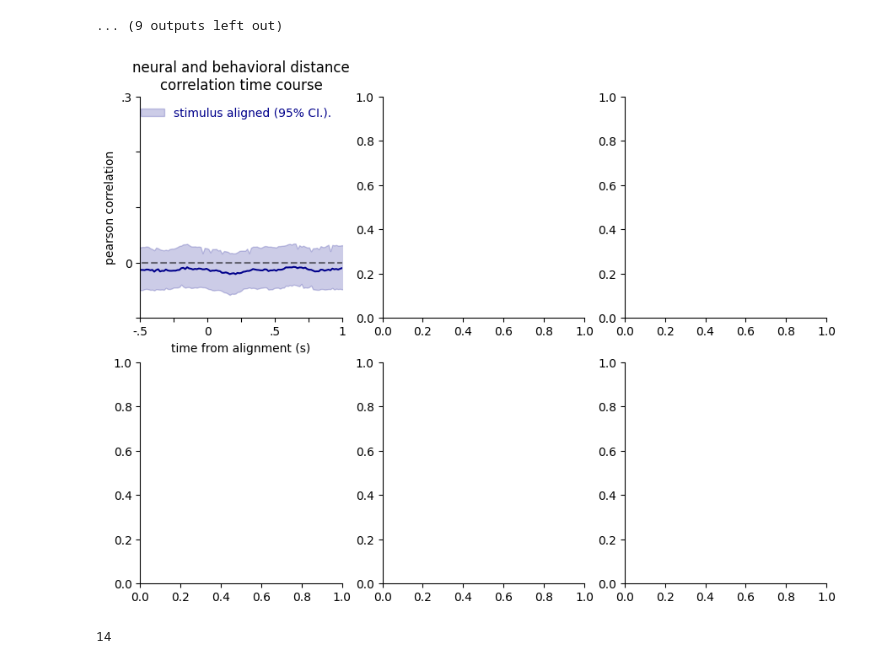
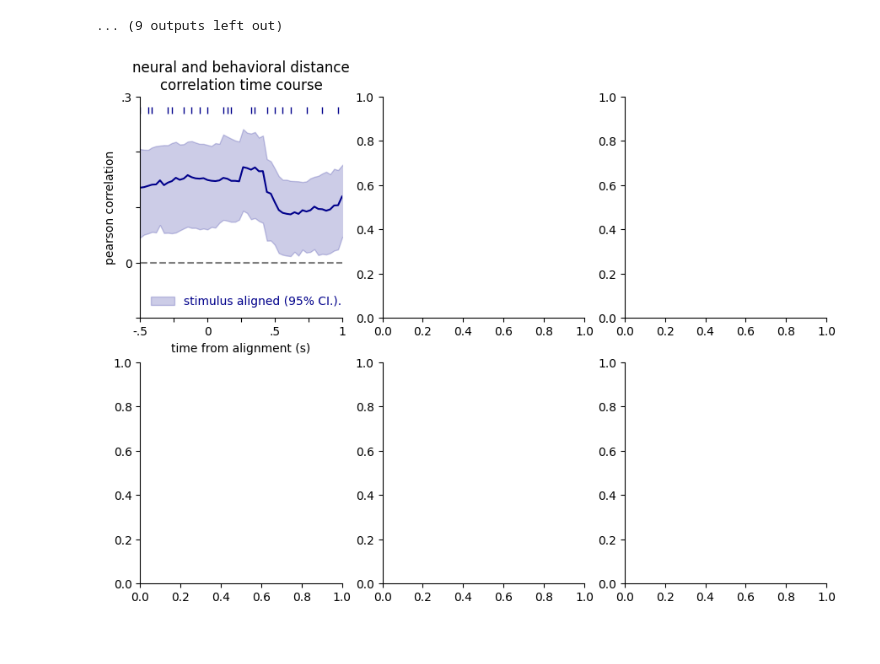
Before and after one commit to brunaafl/ShapeMetrics, a Jupyter notebook: ibl_analyses/notebooks/time_resolved_correlation.ipynb, the cells around one changed output. Saved outputs shown, nothing was run; the diff lists cells and outputs as text; code cells hidden in the pictures.

Commit message:
1) Notebook for comparing revisions; 2) Neuron selection exploration

```diff
--- a/ibl_analyses/notebooks/time_resolved_correlation.ipynb
+++ b/ibl_analyses/notebooks/time_resolved_correlation.ipynb
@@ -124,7 +126,7 @@ def process_and_correlate_fold(fold, w=10, s=1, r='all'):
             # Gets the least variable neurons across conditions --> does it make sense?
             # Shouldnt we get the most variable ones?
             # I gess anyways you would need to get the same amount of neurons for all sessions to apply shape metrics
-            ys_sess = ys_sess[:,np.argsort(ys_sess.std(0))][:,:min_neurons]
+            #ys_sess = ys_sess[:,np.argsort(ys_sess.std(0))][:,:min_neurons]
 
             all_sessions.append(ys_sess)
 
@@ -172,0 +175,15 @@ yw.reshape(-1,yw.shape[-1]).shape
+# %%
+# load data - response aligned
+
+with open("prep_data/all/folds_index_response.pkl","rb") as f:
+    index = pickle.load(f)
+
+all_corrs_resp = []
+for fold_path in tqdm.tqdm(index['files']):
+    with gzip.open(f"{fold_path}", "rb") as g:
+        fold = pickle.load(g)
+
+        all_corrs = process_and_correlate_fold(fold, w=15, s=2)
+        all_corrs_resp.append(all_corrs)
+
+all_corrs_resp = np.array(all_corrs_resp)
@@ -177,16 +253,21 @@ all_corrs_resp.shape
 # %%
-# load data
+# load data - stimulus aligned
 
-with open("prep_data/folds_index_response.pkl","rb") as f:
+with open("prep_data/DG/folds_index_stim.pkl","rb") as f:
     index = pickle.load(f)
 
-all_corrs_resp = []
+all_corrs_stim = []
+i=0
 for fold_path in tqdm.tqdm(index['files']):
+    #if i==2: break
+    #i+=1
+
     with gzip.open(f"{fold_path}", "rb") as g:
         fold = pickle.load(g)
 
-        all_corrs = process_and_correlate_fold(fold)
-        all_corrs_resp.append(all_corrs)
+        all_corrs = process_and_correlate_fold(fold, w=12, s=2)
+        all_corrs_stim.append(all_corrs)
 
-all_corrs_resp = np.array(all_corrs_resp)
+#all_corrs_stim = get_corr_time(train_data_folds,test_data_folds,n_folds=25)
+all_corrs_stim = np.array(all_corrs_stim)
 # %% [output]
@@ -359,44 +345,41 @@ print(ys[0][1].shape)
 # %%
 from matplotlib import pyplot as plt
 
-sig_resp = (1-np.nanmean(all_corrs_stim>0,0))*2 <0.05
+all_corrs = all_corrs_resp
+
+sig_resp = (1-np.nanmean(all_corrs>0,0))*2 <0.05
 
 fig, axes = plt.subplots(nrows=2, ncols=3, figsize=(7*1.5,5*1.5))
 axes = axes.flatten()
 
-x_time = np.linspace(-1,1,len(all_corrs_stim[0]))
+x_time = np.linspace(-1,1,len(all_corrs[0]))
 w=10
 x_time += np.diff(x_time)[0]*w
 
-
-axes[0].plot(x_time,np.nanmean(all_corrs_stim,0),color="darkblue")
-axes[0].fill_between(x_time,[np.nanpercentile(a,2.5) for a in all_corrs_stim.T],[np.nanpercentile(a,97.5) for a in all_corrs_stim.T],color='darkblue',alpha=0.2,label='stimulus aligned (95% CI.).')
+axes[0].plot(x_time,np.nanmean(all_corrs,0),color="darkblue")
+axes[0].fill_between(x_time,[np.nanpercentile(a,2.5) for a in all_corrs.T],[np.nanpercentile(a,97.5) for a in all_corrs.T],color='darkblue',alpha=0.2,label='stimulus aligned (95% CI.).')
 
 axes[0].plot(x_time[sig_resp],np.ones_like(x_time[sig_resp])*0.275,'|',color='darkblue')
 
 axes[0].plot(x_time,np.zeros_like(x_time),'--',color='k',alpha=0.5)
 axes[0].set_xlabel('time from alignment (s)')
 axes[0].set_ylabel('pearson correlation')
 axes[0].set_title('neural and behavioral distance\ncorrelation time course')
 axes[0].legend()
 axes[0].set_ylim(-0.1,0.3)
 axes[0].set_xlim(-0.5,1)
 axes[0].set_xlim(-0.5,1)
 axes[0].set_ylim(-0.1,0.3)
 axes[0].set_yticks([-0.1,0,0.1,0.2,0.3],['',0,'','','.3'])
 axes[0].set_xticks([-0.5,-0.25,0,0.25,0.5,0.75,1],['-.5','','0','','.5','','1'])
 axes[0].legend(frameon=False)
 # change font color of legend
 leg = axes[0].get_legend()
 ltext  = leg.get_texts()
 
 #plt.setp(ltext[1], color='darkred')
 plt.setp(ltext[0], color='darkblue')
 sns.despine()
 #fig.tight_layout()
 # %% [output]
-[figure, old version]
+[figure, new version]
-# %%
-len(all_corrs_stim[6])
-# %% [output]
-14
```
Also changed, not shown: parts of 13 cells of this notebook, 19 other files.
